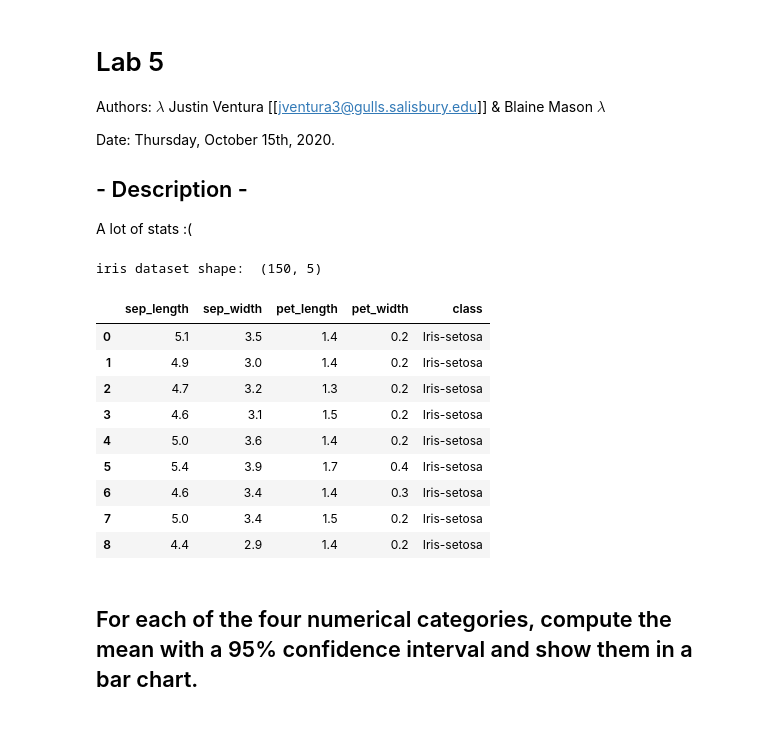
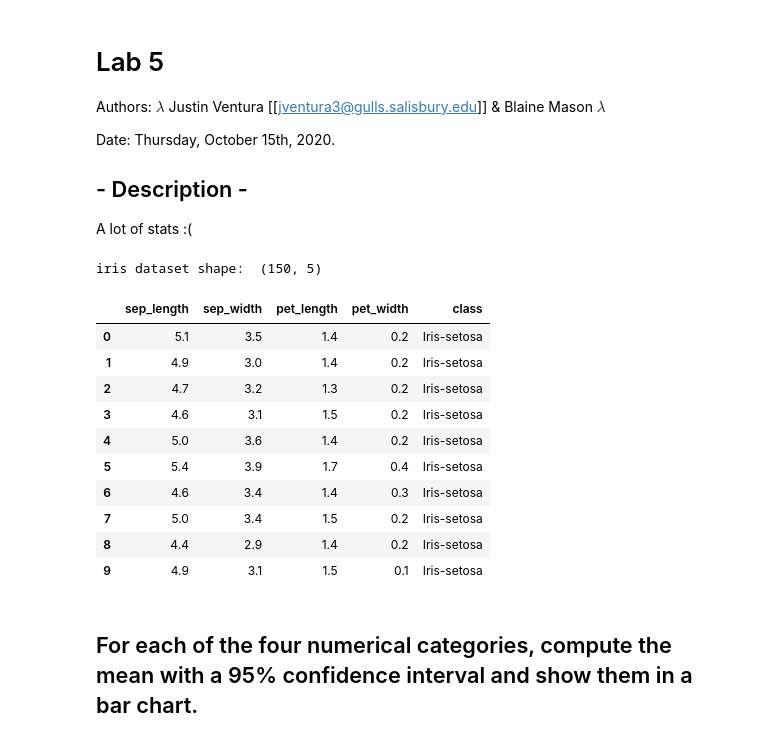
Before and after one commit to jventura1738/COSC311, a Jupyter notebook: LABS/LAB5/LAB5.ipynb, the cells around one changed output. Cells and saved outputs as stored; diff of their text form; code cells hidden in the pictures.

```diff
--- a/LABS/LAB5/LAB5.ipynb
+++ b/LABS/LAB5/LAB5.ipynb
@@ -11,25 +11,26 @@ A lot of stats :(
 # %%
 # Libraries:
 import numpy as np
 import pandas as pd
 import matplotlib.pyplot as plt
 
 # Import the data set:
 iris = pd.read_csv('iris.data', names=['sep_length', 'sep_width', 'pet_length', 'pet_width', 'class'])
 print('iris dataset shape: ', iris.shape)
-iris.head(9)
+iris.head(10)
 # %% [output]
 iris dataset shape:  (150, 5)
 |  | sep_length | sep_width | pet_length | pet_width | class |
 | 0 | 5.1 | 3.5 | 1.4 | 0.2 | Iris-setosa |
 | 1 | 4.9 | 3.0 | 1.4 | 0.2 | Iris-setosa |
 | 2 | 4.7 | 3.2 | 1.3 | 0.2 | Iris-setosa |
 | 3 | 4.6 | 3.1 | 1.5 | 0.2 | Iris-setosa |
 | 4 | 5.0 | 3.6 | 1.4 | 0.2 | Iris-setosa |
 | 5 | 5.4 | 3.9 | 1.7 | 0.4 | Iris-setosa |
 | 6 | 4.6 | 3.4 | 1.4 | 0.3 | Iris-setosa |
 | 7 | 5.0 | 3.4 | 1.5 | 0.2 | Iris-setosa |
 | 8 | 4.4 | 2.9 | 1.4 | 0.2 | Iris-setosa |
+| 9 | 4.9 | 3.1 | 1.5 | 0.1 | Iris-setosa |
 # %% [markdown]
 ## For each of the four numerical categories, compute the mean with a 95% confidence interval and show them in a bar chart.
 # %%
```
Also changed, not shown: parts of 3 cells of this notebook.
